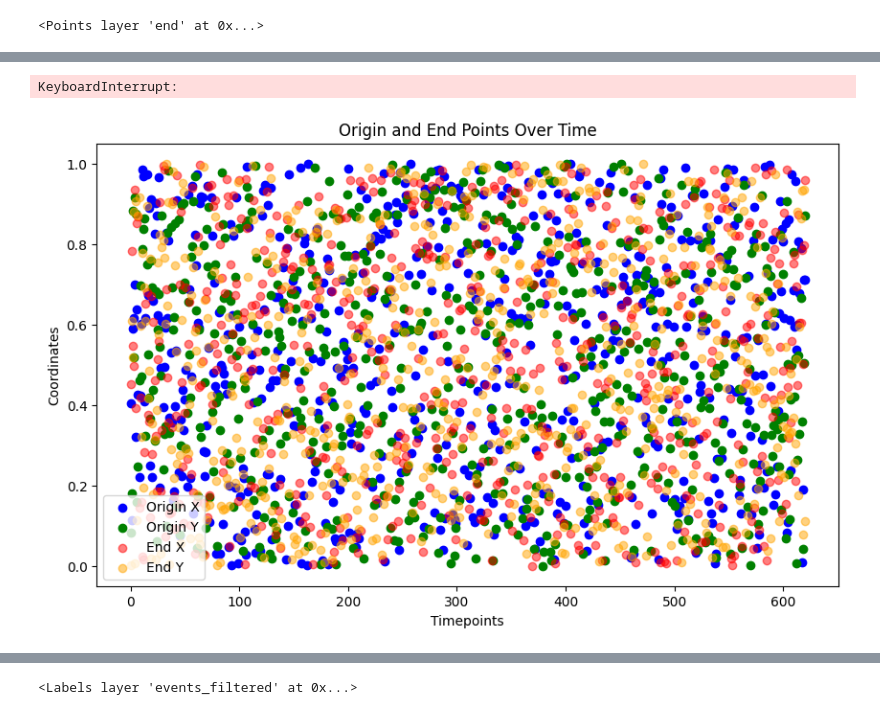
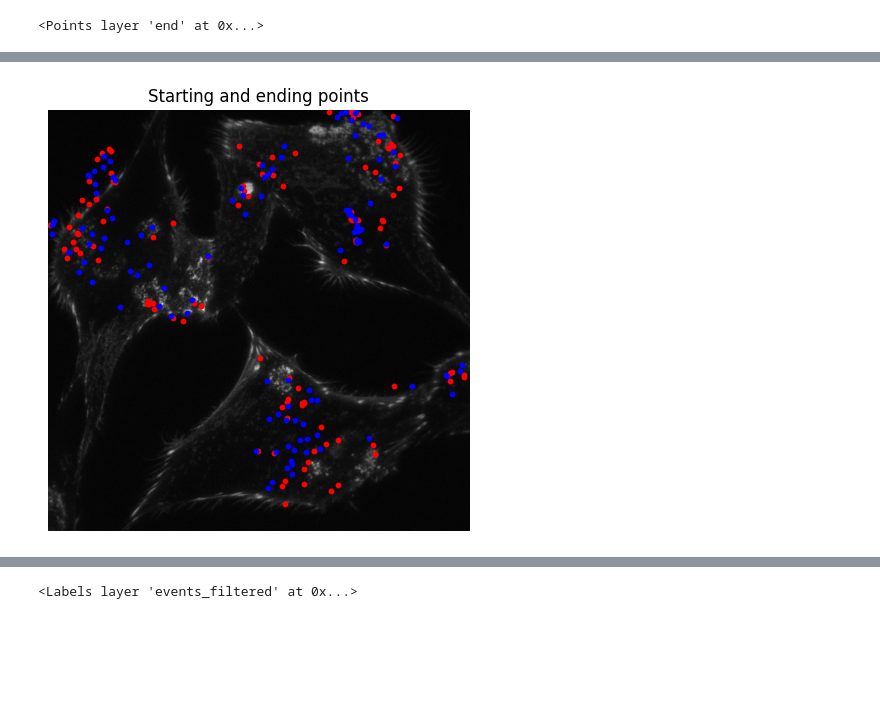
Before and after one commit to leaBroe/arcospx_analysis_quantification_correlation, a Jupyter notebook: arcospx_analysis_nb_finished.ipynb, the cells around one changed output, grey strips where cells are left out. Saved outputs shown, nothing was run; the diff lists cells and outputs as text; code cells hidden in the pictures; blank space fills up the shorter version.

```diff
--- a/arcospx_analysis_nb_finished.ipynb
+++ b/arcospx_analysis_nb_finished.ipynb
@@ -673,63 +668,32 @@ viewer.add_points(
     size=10,
     n_dimensional=True,
 )
 
 image_data = viewer.layers['binned_actin'].data
 
 #slice_index = image_data.shape[0] // 2
 selected_slice = image_data[0, :, :]
 
 start_points = viewer.layers['origin'].data
 filtered_starting_points = start_points[12:]
 end_points = viewer.layers['end'].data
 filtered_ending_points = end_points[12:]
 
 
 x_points_start = [point[2] for point in filtered_starting_points]
 y_points_start = [point[1] for point in filtered_starting_points]
 
 x_points_end = [point[2] for point in filtered_ending_points]
 y_points_end = [point[1] for point in filtered_ending_points]
 
 plt.scatter(x_points_start, y_points_start, c='red', s=10)
 plt.scatter(x_points_end, y_points_end, c='blue', s=10)
 plt.imshow(selected_slice, cmap='gray')
-plt.legend(['Starting points', 'Ending points'], loc='upper right')
+#plt.legend(['Starting points', 'Ending points'], loc='upper right')
 plt.tight_layout()
 plt.title(f'Starting and ending points')
 plt.axis('off')
 
 plt.show()
 # %% [output]
-KeyboardInterrupt:
+[figure, added]
-# %%
-
-
-
-# Let's assume you have extracted the origin and end points as follows:
-# (These should be replaced with the actual data from your Napari layers)
-origin_points = np.random.rand(621, 2)  # Random data for demonstration
-end_points = np.random.rand(621, 2)     # Random data for demonstration
-timepoints = np.arange(621)             # Timepoints from 0 to 620
-
-
-plt.figure(figsize=(10, 6))
-
-# Plotting origin points
-plt.scatter(timepoints, origin_points[:, 0], c='blue', label='Origin X')
-plt.scatter(timepoints, origin_points[:, 1], c='green', label='Origin Y')
-
-# Plotting end points
-plt.scatter(timepoints, end_points[:, 0], c='red', alpha=0.5, label='End X')
-plt.scatter(timepoints, end_points[:, 1], c='orange', alpha=0.5, label='End Y')
-
-# Adding labels and legend
-plt.xlabel('Timepoints')
-plt.ylabel('Coordinates')
-plt.title('Origin and End Points Over Time')
-plt.legend()
-
-# Show the plot
-plt.show()
-# %% [output]
-[figure, removed]
```
Also changed, not shown: parts of 3 cells of this notebook.
